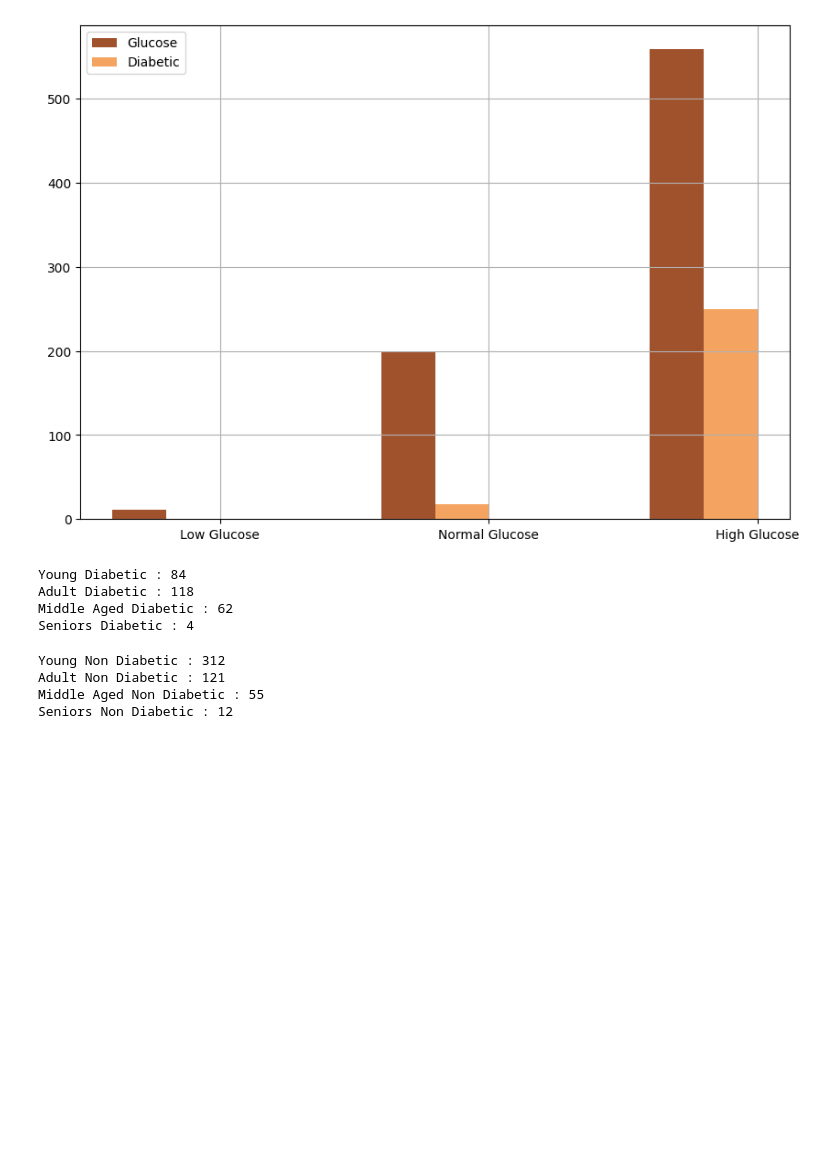
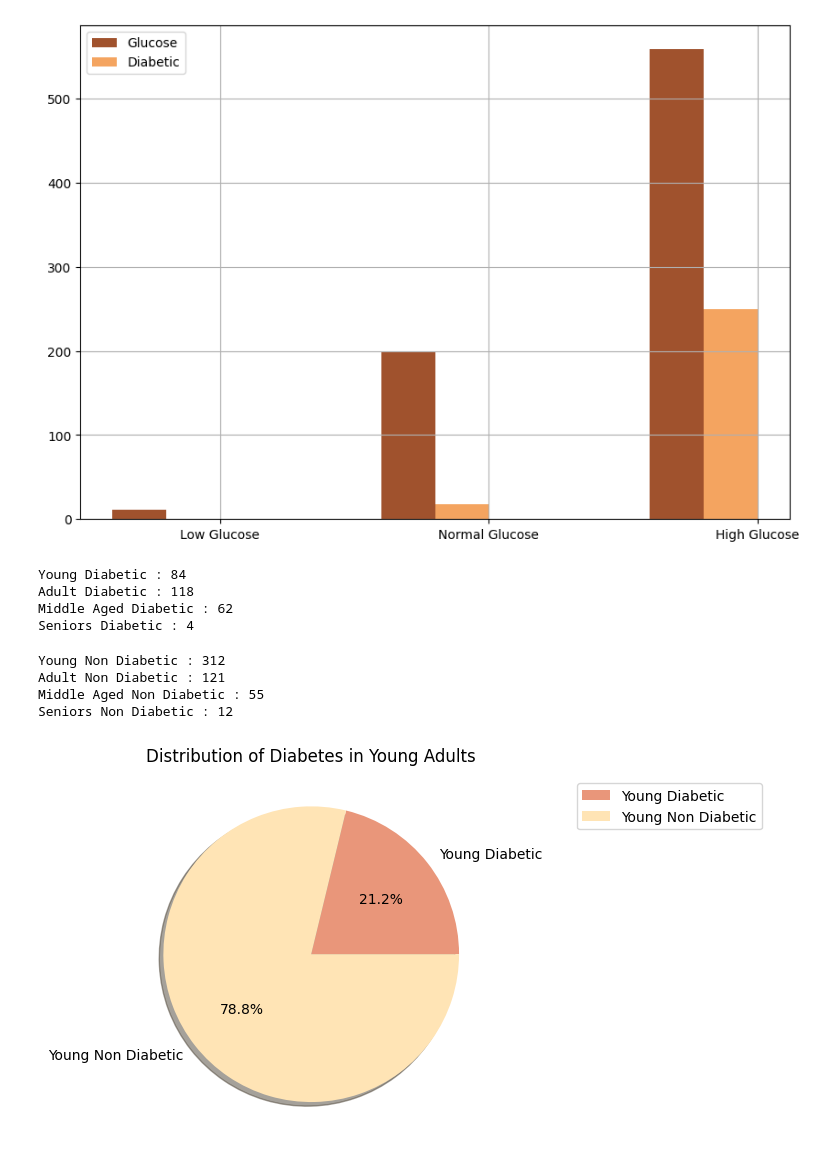
Before and after one commit to hafsatariq18/Diabetes-dataset, a Jupyter notebook: Diabetes Dataset.ipynb, the cells around one changed output. Cells and saved outputs as stored; diff of their text form; code cells hidden in the pictures; blank space fills up the shorter version.

Commit message:
Added pie charts for distribution by age groups
Added pie charts to visualize diabetic and non-diabetic distribution across age groups

```diff
--- a/Diabetes Dataset.ipynb
+++ b/Diabetes Dataset.ipynb
@@ -235,3 +235,12 @@ Young Non Diabetic : 312
 Adult Non Diabetic : 121
 Middle Aged Non Diabetic : 55
 Seniors Non Diabetic : 12
+# %%
+colours=["darksalmon","moccasin"]
+data={'Young Diabetic':young_diabetic ,'Young Non Diabetic':young_non_diabetic}
+plt.pie(data.values(),labels=data.keys(),colors=colours,shadow=True,autopct='%2.1f%%')
+plt.legend(loc="center left",bbox_to_anchor=(1.2,0.9),labels=data.keys())
+plt.title('Distribution of Diabetes in Young Adults')
+plt.show()
+# %% [output]
+[figure, added]
```
Also changed, not shown: parts of 3 cells of this notebook.
